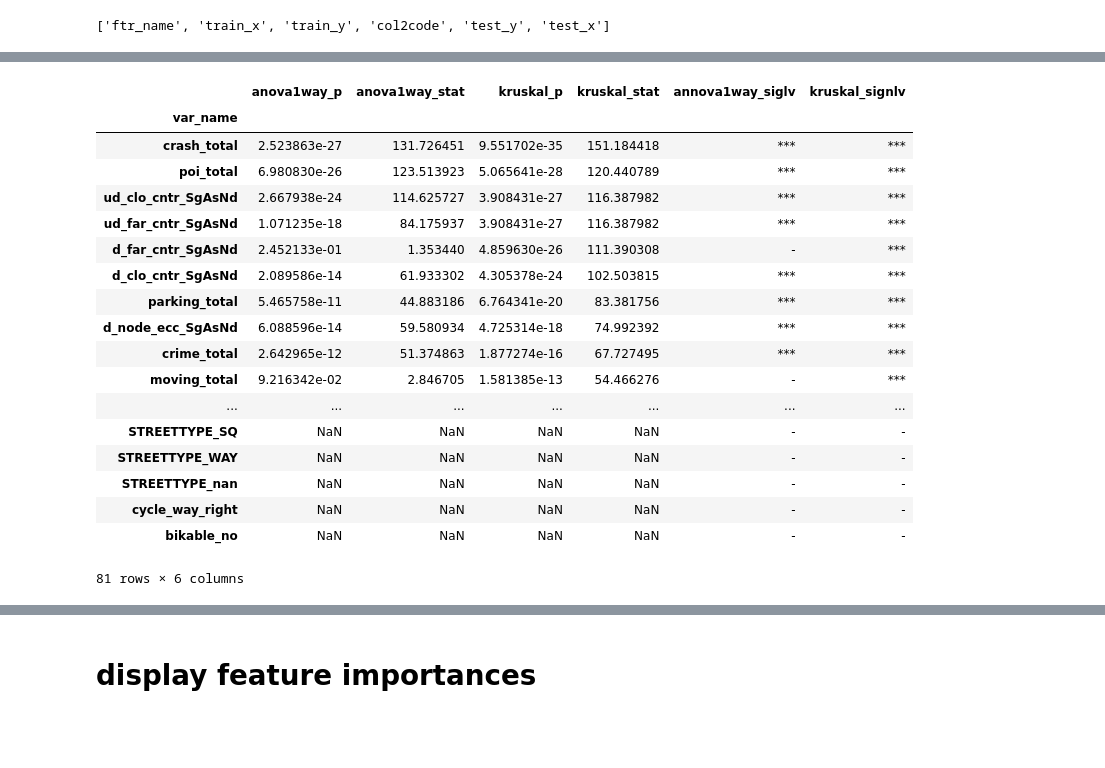
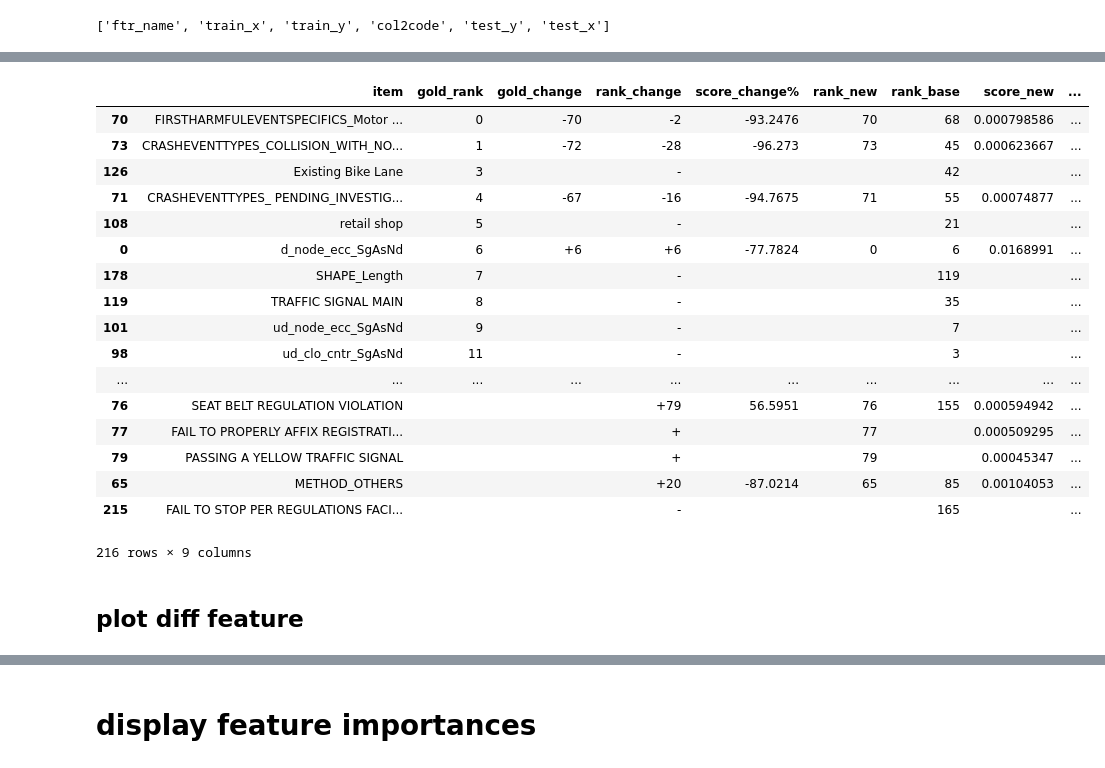
Before and after one commit to JHWu92/Cycling_safety, a Jupyter notebook: open_data_analysis/ANA-PRED - LTS.ipynb, the cells around one changed output, grey strips where cells are left out. Saved outputs shown, nothing was run; the diff lists cells and outputs as text; code cells hidden in the pictures; blank space fills up the shorter version.

```diff
--- a/open_data_analysis/ANA-PRED - LTS.ipynb
+++ b/open_data_analysis/ANA-PRED - LTS.ipynb
@@ -123,0 +196,24 @@ from wKit.ML.sk_ml import *
+# %%
+cmp_rank_list(true2_pred12, true12_pred1, imp_rf)\
+.sort_values('gold_rank')
+# %% [output]
+|  | item | gold_rank | gold_change | rank_change | score_change% | rank_new | rank_base | score_new | ... |
+| 70 | FIRSTHARMFULEVENTSPECIFICS_Motor ... | 0 | -70 | -2 | -93.2476 | 70 | 68 | 0.000798586 | ... |
+| 73 | CRASHEVENTTYPES_COLLISION_WITH_NO... | 1 | -72 | -28 | -96.273 | 73 | 45 | 0.000623667 | ... |
+| 126 | Existing Bike Lane | 3 |  | - |  |  | 42 |  | ... |
+| 71 | CRASHEVENTTYPES_ PENDING_INVESTIG... | 4 | -67 | -16 | -94.7675 | 71 | 55 | 0.00074877 | ... |
+| 108 | retail shop | 5 |  | - |  |  | 21 |  | ... |
+| 0 | d_node_ecc_SgAsNd | 6 | +6 | +6 | -77.7824 | 0 | 6 | 0.0168991 | ... |
+| 178 | SHAPE_Length | 7 |  | - |  |  | 119 |  | ... |
+| 119 | TRAFFIC SIGNAL MAIN | 8 |  | - |  |  | 35 |  | ... |
+| 101 | ud_node_ecc_SgAsNd | 9 |  | - |  |  | 7 |  | ... |
+| 98 | ud_clo_cntr_SgAsNd | 11 |  | - |  |  | 3 |  | ... |
+| ... | ... | ... | ... | ... | ... | ... | ... | ... | ... |
+| 76 | SEAT BELT REGULATION VIOLATION |  |  | +79 | 56.5951 | 76 | 155 | 0.000594942 | ... |
+| 77 | FAIL TO PROPERLY AFFIX REGISTRATI... |  |  | + |  | 77 |  | 0.000509295 | ... |
+| 79 | PASSING A YELLOW TRAFFIC SIGNAL |  |  | + |  | 79 |  | 0.00045347 | ... |
+| 65 | METHOD_OTHERS |  |  | +20 | -87.0214 | 65 | 85 | 0.00104053 | ... |
+| 215 | FAIL TO STOP PER REGULATIONS FACI... |  |  | - |  |  | 165 |  | ... |
+216 rows × 9 columns
+# %% [markdown]
+## plot diff feature
@@ -126,22 +225,0 @@ a = get_idx_by_true_pred(fitted_model, test_x, test_y, target_tp)
-# %%
-ftr_diff_stat_test(fitted_model, test_x, test_y, target_tp)
-# %% [output]
-|  | anova1way_p | anova1way_stat | kruskal_p | kruskal_stat | annova1way_siglv | kruskal_signlv |
-| var_name |  |  |  |  |  |  |
-| crash_total | 2.523863e-27 | 131.726451 | 9.551702e-35 | 151.184418 | *** | *** |
-| poi_total | 6.980830e-26 | 123.513923 | 5.065641e-28 | 120.440789 | *** | *** |
-| ud_clo_cntr_SgAsNd | 2.667938e-24 | 114.625727 | 3.908431e-27 | 116.387982 | *** | *** |
-| ud_far_cntr_SgAsNd | 1.071235e-18 | 84.175937 | 3.908431e-27 | 116.387982 | *** | *** |
-| d_far_cntr_SgAsNd | 2.452133e-01 | 1.353440 | 4.859630e-26 | 111.390308 | - | *** |
-| d_clo_cntr_SgAsNd | 2.089586e-14 | 61.933302 | 4.305378e-24 | 102.503815 | *** | *** |
-| parking_total | 5.465758e-11 | 44.883186 | 6.764341e-20 | 83.381756 | *** | *** |
-| d_node_ecc_SgAsNd | 6.088596e-14 | 59.580934 | 4.725314e-18 | 74.992392 | *** | *** |
-| crime_total | 2.642965e-12 | 51.374863 | 1.877274e-16 | 67.727495 | *** | *** |
-| moving_total | 9.216342e-02 | 2.846705 | 1.581385e-13 | 54.466276 | - | *** |
-| ... | ... | ... | ... | ... | ... | ... |
-| STREETTYPE_SQ | NaN | NaN | NaN | NaN | - | - |
-| STREETTYPE_WAY | NaN | NaN | NaN | NaN | - | - |
-| STREETTYPE_nan | NaN | NaN | NaN | NaN | - | - |
-| cycle_way_right | NaN | NaN | NaN | NaN | - | - |
-| bikable_no | NaN | NaN | NaN | NaN | - | - |
-81 rows × 6 columns
```
Also changed, not shown: parts of 23 cells of this notebook.
